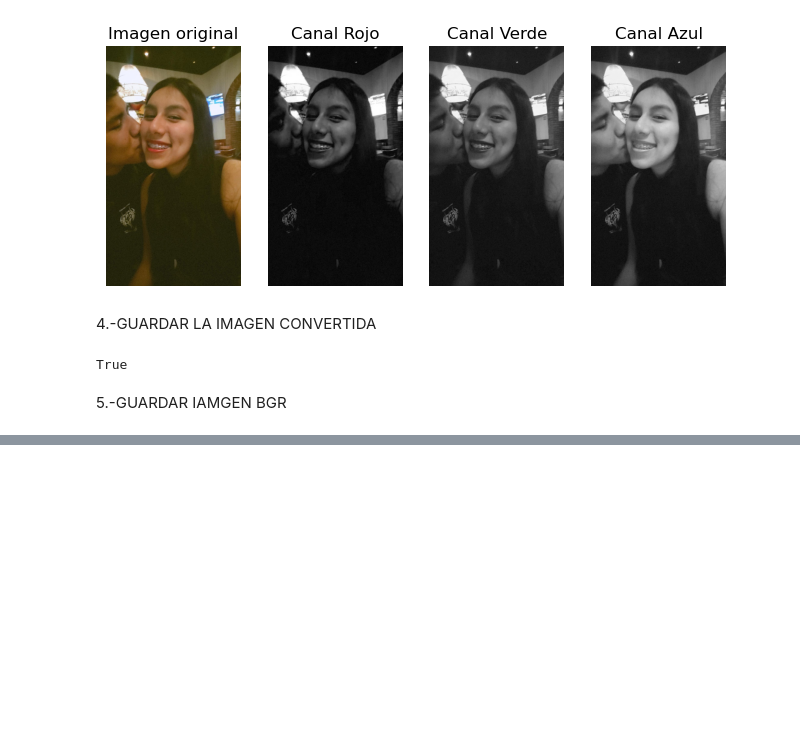
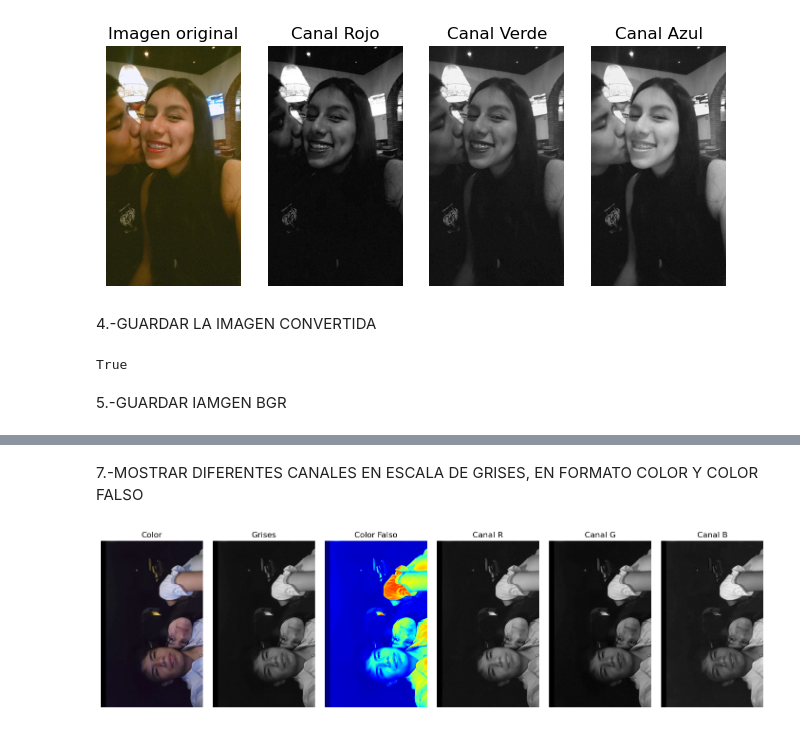
Before and after one commit to belISA7u7/UV_PDI_2026, a Jupyter notebook: practica-cv2/fotos.ipynb, the cells around one changed output, grey strips where cells are left out. Drawn from its saved outputs; the diff is of its cells as text; code cells hidden in the pictures; blank space fills up the shorter version.

```diff
--- a/practica-cv2/fotos.ipynb
+++ b/practica-cv2/fotos.ipynb
@@ -140,0 +173,52 @@ plt.imsave('imagen_BGR3.jpg', cv2.cvtColor(img3_rgb, cv2.COLOR_BGR2RGB))
+# %% [markdown]
+7.-MOSTRAR DIFERENTES CANALES EN ESCALA DE GRISES, EN FORMATO COLOR Y COLOR FALSO
+# %%
+import cv2
+import matplotlib.pyplot as plt
+import numpy as np
+
+img1 = cv2.imread('img1.jpeg')
+img1RGB = cv2.cvtColor(img1, cv2.COLOR_BGR2RGB)
+imgGray1 = cv2.cvtColor(img1, cv2.COLOR_BGR2GRAY)
+
+R = img1RGB[:,:,0]
+G = img1RGB[:,:,1]
+B = img1RGB[:,:,2]
+
+plt.figure(figsize=(18,6))
+
+plt.subplot(1,6,1)
+plt.imshow(img1RGB)
+plt.title("Color")
+plt.axis('off')
+
+plt.subplot(1,6,2)
+plt.imshow(imgGray1, cmap='gray')
+plt.title("Grises")
+plt.axis('off')
+
+plt.subplot(1,6,3)
+plt.imshow(imgGray1, cmap='jet')
+plt.title("Color Falso")
+plt.axis('off')
+
+plt.subplot(1,6,4)
+plt.imshow(R, cmap='gray')
+plt.title("Canal R")
+plt.axis('off')
+
+plt.subplot(1,6,5)
+plt.imshow(G, cmap='gray')
+plt.title("Canal G")
+plt.axis('off')
+
+plt.subplot(1,6,6)
+plt.imshow(B, cmap='gray')
+plt.title("Canal B")
+plt.axis('off')
+
+plt.subplots_adjust(wspace=0.1, hspace=0.1)
+
+plt.show()
+# %% [output]
+[figure, added]
```
Also changed, not shown: parts of 8 cells of this notebook, 4 other files.
